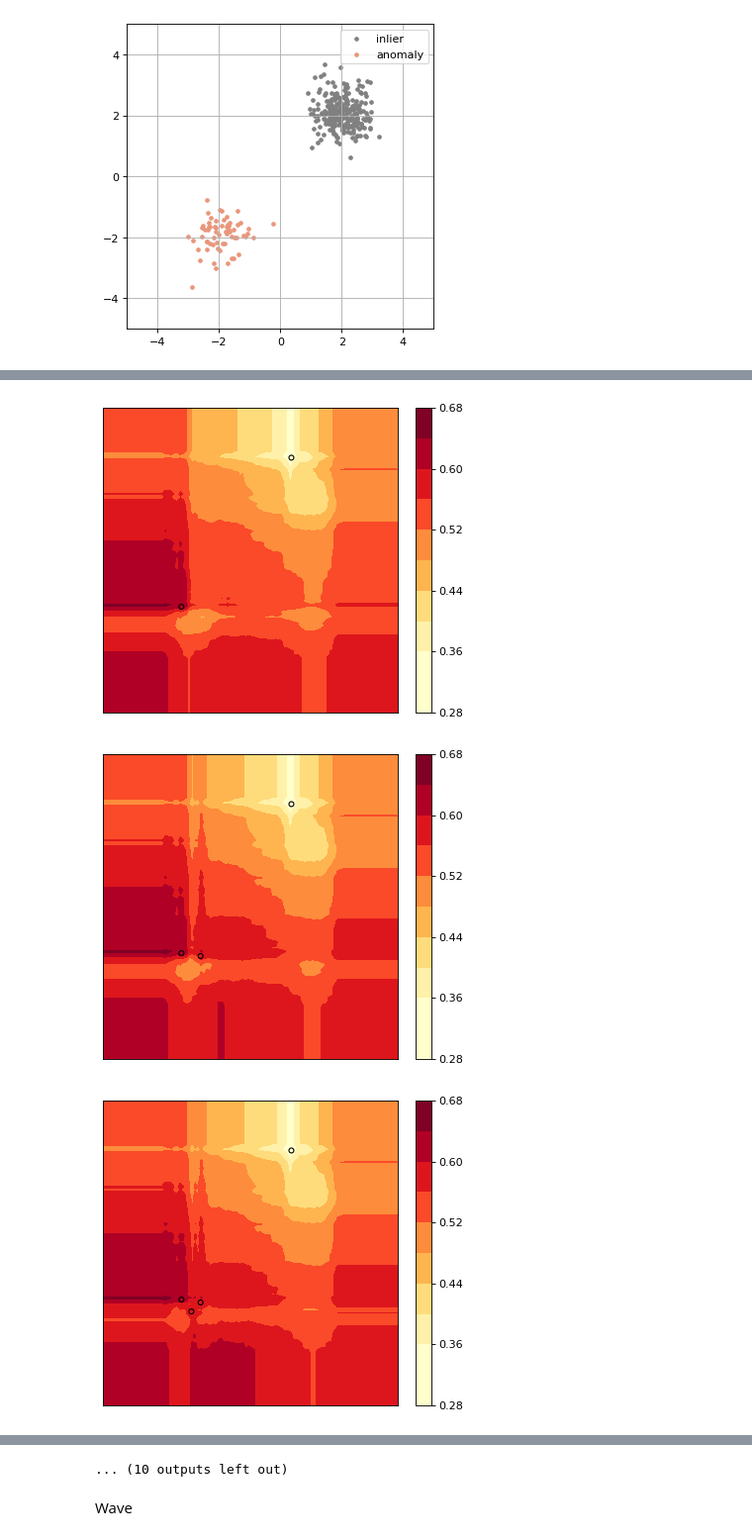
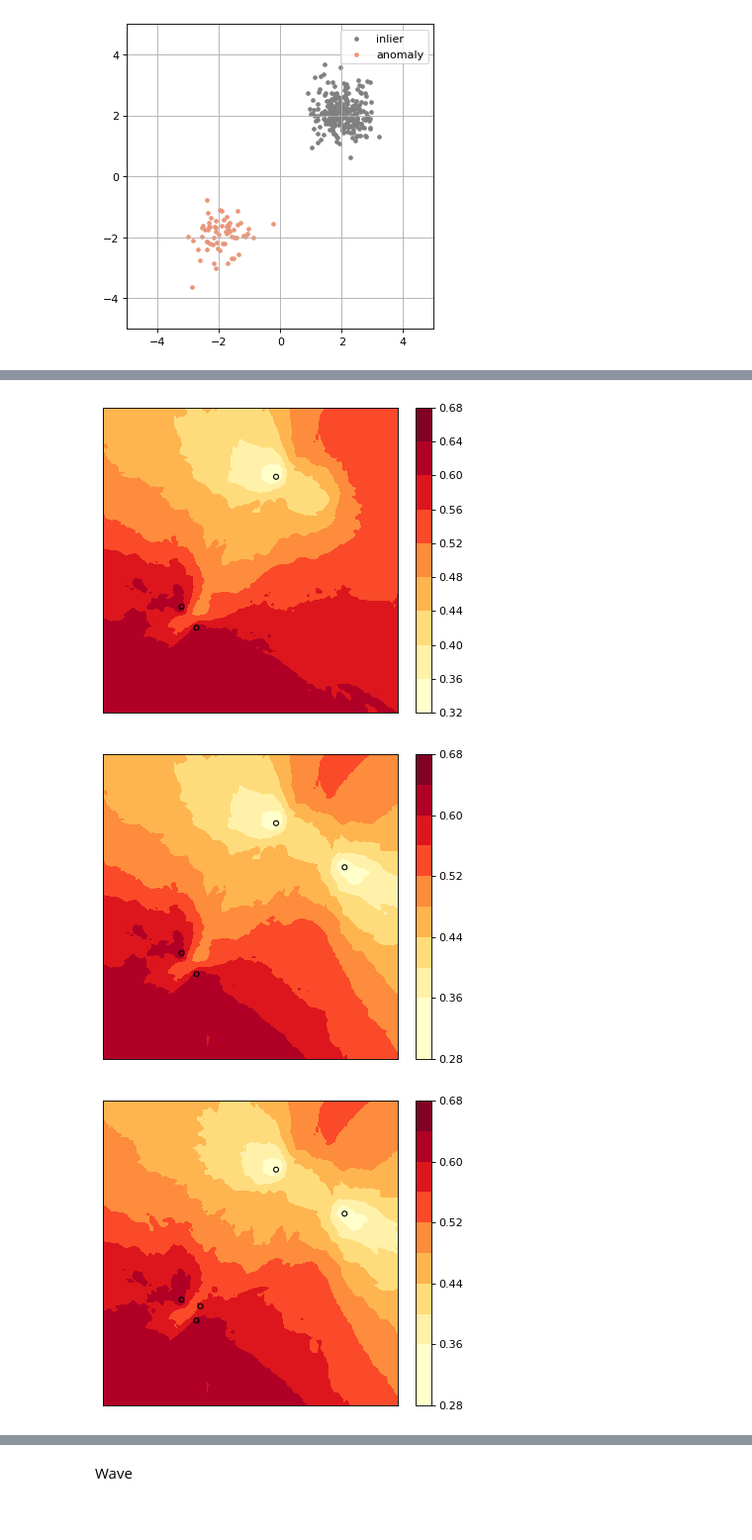
Before and after one commit to davidesartor/balif, a Jupyter notebook: jax/synthetic experiments.ipynb, the cells around one changed output, grey strips where cells are left out. Shown at 99% size. Drawn from its saved outputs; the diff is of its cells as text; code cells hidden in the pictures.

Commit message:
batch labels seems to be working

```diff
--- a/jax/synthetic experiments.ipynb
+++ b/jax/synthetic experiments.ipynb
@@ -59,16 +59,18 @@ plt.savefig(f"figures/blobs_dataset.pdf", bbox_inches="tight")
 # %% [output]
 [figure]
 # %%
-for hyp_comp, model_name in enumerate(["IF", "EIF"], start=1):
+for hyp_comp, model_name in [(None, "EIF")]:#, (1, "IF")]:
     forest = Balif.fit(rng_forest, data, hyperplane_components = hyp_comp, max_samples = 64)
-    plot_heatmap(forest)
-    plt.savefig(f"figures/blobs_{model_name}_0_queries.pdf", bbox_inches="tight")
+    # plot_heatmap(forest)
+    # plt.savefig(f"figures/blobs_{model_name}_0_queries.pdf", bbox_inches="tight")
 
     queriable = jnp.ones(len(data)).astype(bool)
     for i in range(N_labels):
-        interests = forest.interest_for(data)
-        query_idx = jnp.where(queriable, interests, 0.0).argmax()
-        forest = forest.register(data[query_idx], is_anomaly[query_idx])
+        queries_idx = forest.get_batch_queries(data, k=3)
+        print(queries_idx)
+        # interests = forest.interest_for(data)
+        # query_idx = jnp.where(queriable, interests, 0.0).argmax()
+        forest = forest.register_samples(data[query_idx], is_anomaly[query_idx])
         queriable = queriable.at[query_idx].set(False)
         plot_heatmap(forest, queried=data[~queriable])
         plt.savefig(f"figures/blobs_{model_name}_{i+1}_queries.pdf", bbox_inches="tight")
@@ -78,3 +80,3 @@ for hyp_comp, model_name in enumerate(["IF", "EIF"], start=1):
-[figure, old version]
+[figure, new version]
-[figure, old version]
+[figure, new version]
-[figure, old version]
+[figure, new version]
@@ -88,4 +88,3 @@ for hyp_comp, model_name in enumerate(["IF", "EIF"], start=1):
-... (10 outputs left out)
 # %% [markdown]
 Wave
 # %%
```
Also changed, not shown: parts of 1 cell of this notebook, 47 other files.
